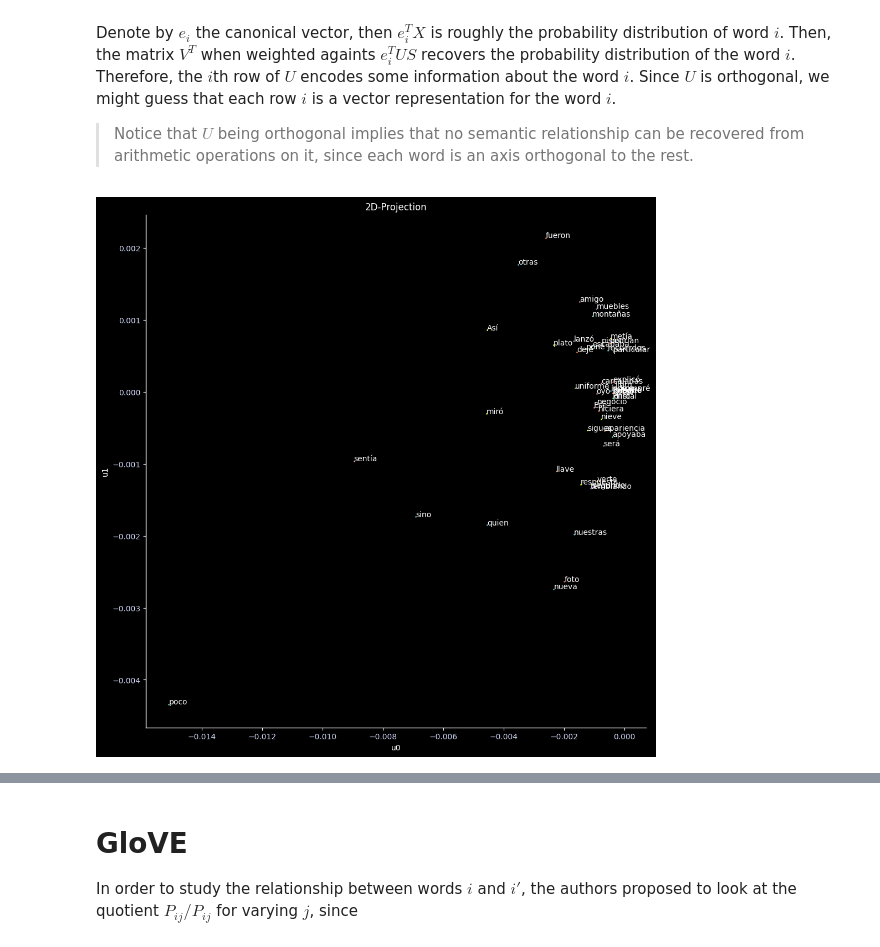
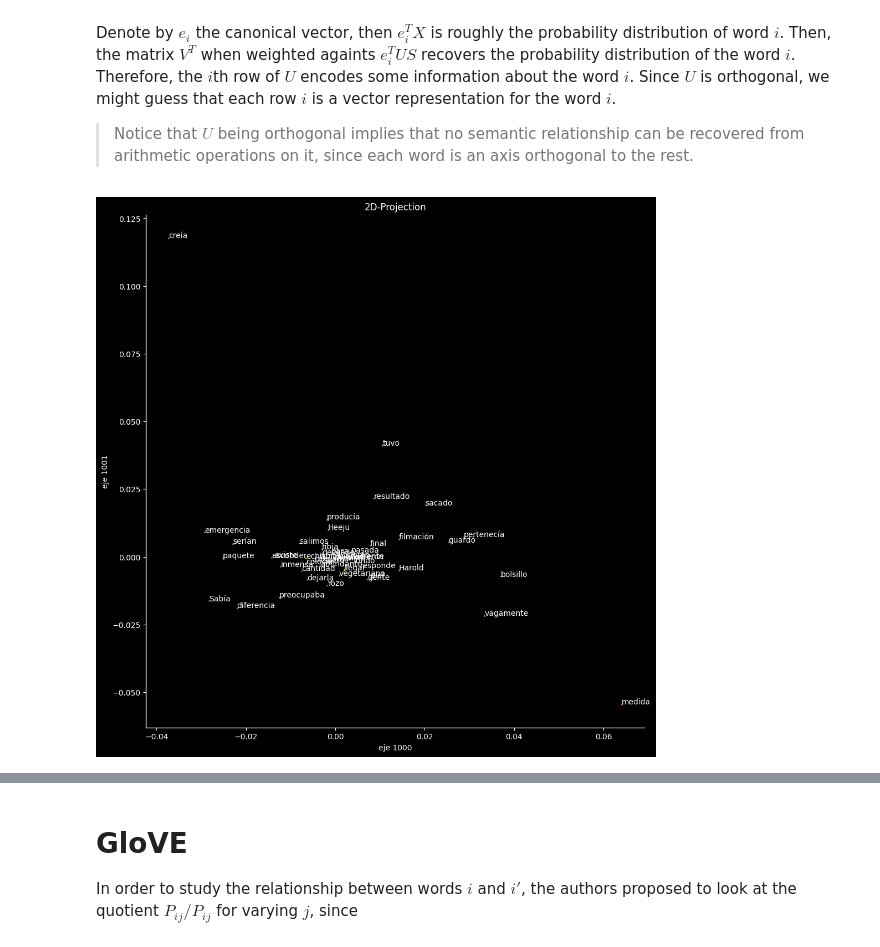
Before and after one commit to sebastian-sanchez-s/sebastian-sanchez-s.github.io, a Jupyter notebook: projects/WordEmbedding/WordEmbedding.ipynb, the cells around one changed output, grey strips where cells are left out. Cells and saved outputs as stored; diff of their text form; code cells hidden in the pictures.

```diff
--- a/projects/WordEmbedding/WordEmbedding.ipynb
+++ b/projects/WordEmbedding/WordEmbedding.ipynb
@@ -131,20 +10,23 @@ def _hex_to_rgb(hex_color):
 # %%
-# === SET UP DATABASE === #
-# pymupdf is to load some books in epub format that I got and will use as training dataset
-# IPython.display is for pretty (or at least useful) print
-# Path is for handling paths in a agnostic way (no matter your os)
-# numpy, pytorch and matplotlib is for handling numerical manipulation and visualizations
-
+# Set up
 import pymupdf
 from IPython.display import display, Markdown
 from pathlib import Path
 import numpy as np
+import matplotlib.pyplot as plt
+
+import sys
+sys.path.insert(0, '..')
+
+from RESOURCES.style import init_plt, style_3d_axes
+
+init_plt(plt)
 
 ROOT = Path('/home/sebastian-sanchez-s/Documents/Kindle/')
 
-screen = '**Bookshelf**\n'
+screen = '**Bookshelf**'
 for i, title in enumerate(ROOT.glob('*'), 1):
-    screen += f'\n\t{i}. {title.name}'
+    screen += f'\n{i}. {title.name}'
 
 display(Markdown(screen))
 # %% [output]
@@ -274,16 +155,18 @@ a, b = 0, 50
 # %%
-plt.figure(figsize=(10, 10))
+plt.figure()
+
+dim0, dim1 = 1000, 1001
 
 plt.title('2D-Projection')
-for i, u in enumerate(U[:2, a:b], a):
+for i, u in enumerate(U[a:b, [dim0, dim1]], a):
     plt.scatter(*u, s=0.8)
     plt.text(*u, words[i])
-plt.xlabel('u0')
-plt.ylabel('u1')
+plt.xlabel(f'eje {dim0}')
+plt.ylabel(f'eje {dim1}')
 
 plt.show()
 # %% [output]
-[figure, old version]
+[figure, new version]
 # %%
 fig, ax = plt.subplots(figsize=(12, 12), subplot_kw={"projection": "3d"},)
 
```
Also changed, not shown: parts of 14 cells of this notebook.
